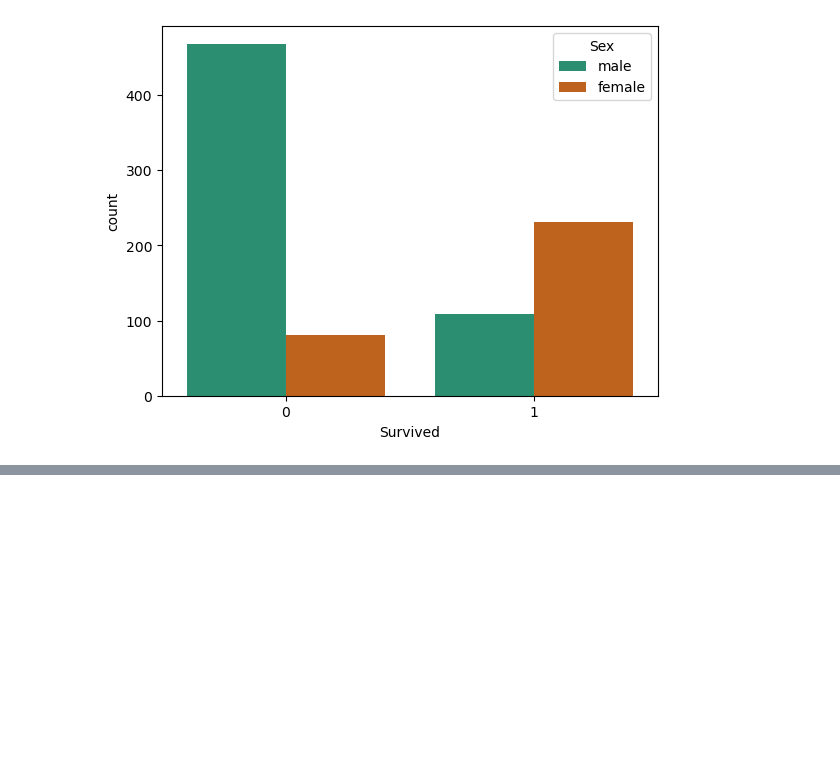
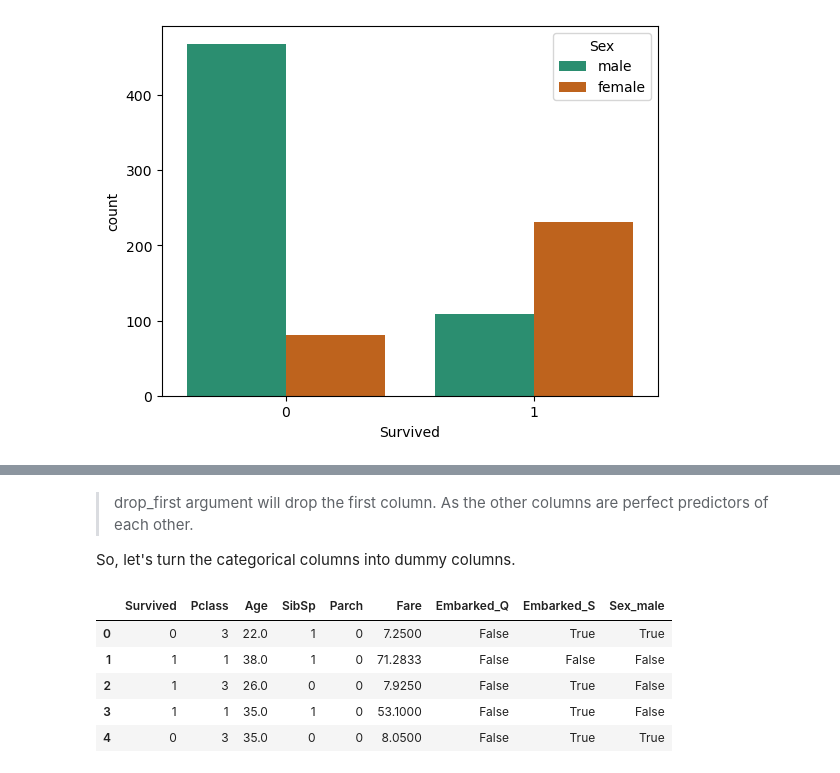
Before and after one commit to RishatTalukder/Machine-Learning-Zero-to-Hero, a Jupyter notebook: 9_Logistic_Regression/19_Logistic_Regression.ipynb, the cells around one changed output, grey strips where cells are left out. Cells and saved outputs as stored; diff of their text form; code cells hidden in the pictures; blank space fills up the shorter version.

```diff
--- a/9_Logistic_Regression/19_Logistic_Regression.ipynb
+++ b/9_Logistic_Regression/19_Logistic_Regression.ipynb
@@ -458,0 +494,5 @@ No time to mourne, have to do some machine learnign so that one that it can take
+# %%
+data.drop(
+    columns=['PassengerId', 'Name', 'Ticket'],
+    inplace=True
+)
@@ -458,0 +630,19 @@ No time to mourne, have to do some machine learnign so that one that it can take
+# %% [markdown]
+> drop_first argument will drop the first column. As the other columns are perfect predictors of each other.
+
+So, let's turn the categorical columns into dummy columns.
+# %%
+data = pd.get_dummies(
+    data=data,
+    columns=['Embarked', 'Sex'],
+    drop_first=True
+)
+
+data.head()
+# %% [output]
+|  | Survived | Pclass | Age | SibSp | Parch | Fare | Embarked_Q | Embarked_S | Sex_male |
+| 0 | 0 | 3 | 22.0 | 1 | 0 | 7.2500 | False | True | True |
+| 1 | 1 | 1 | 38.0 | 1 | 0 | 71.2833 | False | False | False |
+| 2 | 1 | 3 | 26.0 | 0 | 0 | 7.9250 | False | True | False |
+| 3 | 1 | 1 | 35.0 | 1 | 0 | 53.1000 | False | True | False |
+| 4 | 0 | 3 | 35.0 | 0 | 0 | 8.0500 | False | True | True |
```
Also changed, not shown: parts of 11 cells of this notebook.
